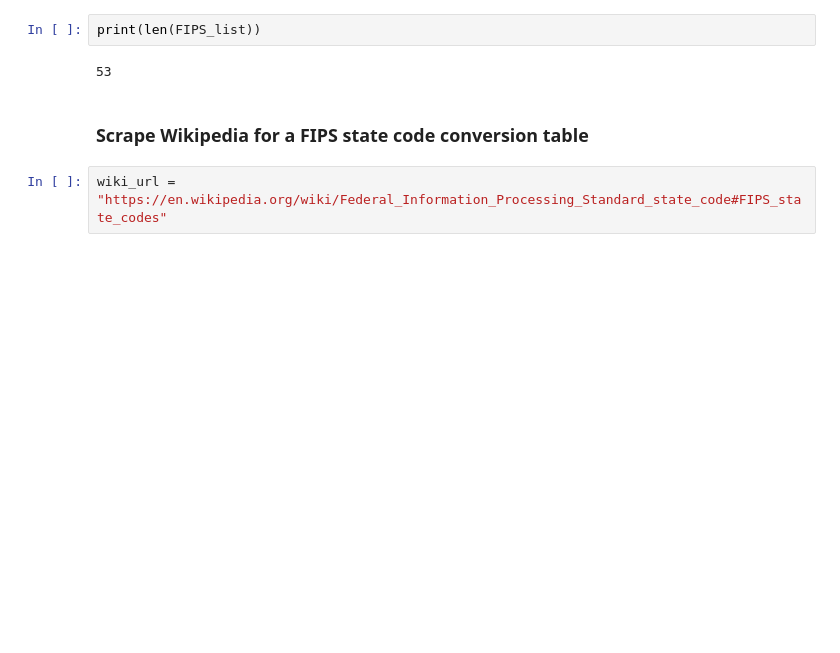
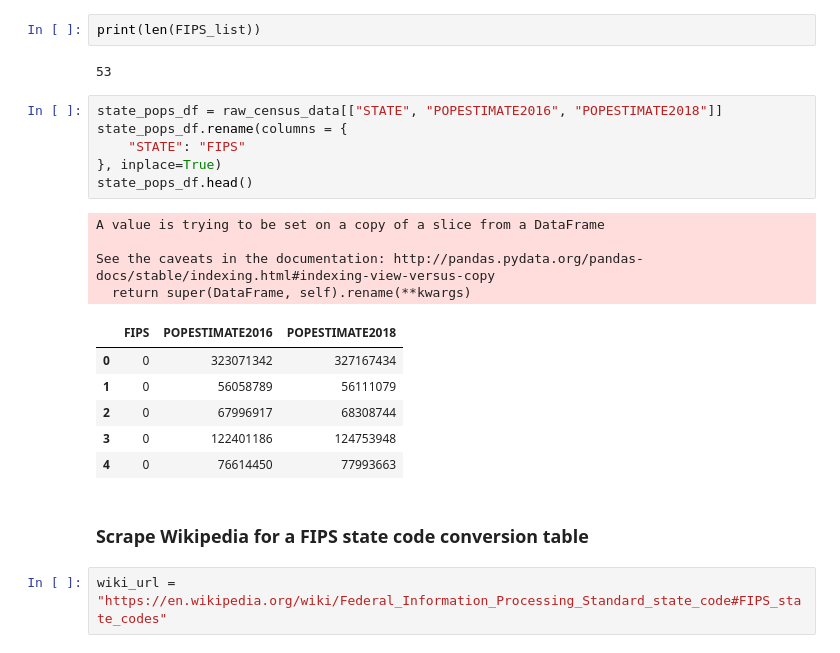
Before and after one commit to sjlapan/Economic_Predictors_of_Brewery_Success, a Jupyter notebook: Clean_up_Population_data.ipynb, the cells around one changed output. Cells and saved outputs as stored; diff of their text form; blank space fills up the shorter version.

```diff
--- a/Clean_up_Population_data.ipynb
+++ b/Clean_up_Population_data.ipynb
@@ -39,6 +39,23 @@ Name: STATE, dtype: int64
 print(len(FIPS_list))
 # %% [output]
 53
+# %%
+state_pops_df = raw_census_data[["STATE", "POPESTIMATE2016", "POPESTIMATE2018"]]
+state_pops_df.rename(columns = {
+    "STATE": "FIPS"
+}, inplace=True)
+state_pops_df.head()
+# %% [output]
+A value is trying to be set on a copy of a slice from a DataFrame
+
+See the caveats in the documentation: http://pandas.pydata.org/pandas-docs/stable/indexing.html#indexing-view-versus-copy
+  return super(DataFrame, self).rename(**kwargs)
+|  | FIPS | POPESTIMATE2016 | POPESTIMATE2018 |
+| 0 | 0 | 323071342 | 327167434 |
+| 1 | 0 | 56058789 | 56111079 |
+| 2 | 0 | 67996917 | 68308744 |
+| 3 | 0 | 122401186 | 124753948 |
+| 4 | 0 | 76614450 | 77993663 |
 # %% [markdown]
 ### Scrape Wikipedia for a FIPS state code conversion table
 # %%
```
Also changed, not shown: parts of 6 cells of this notebook, 1 other file.
